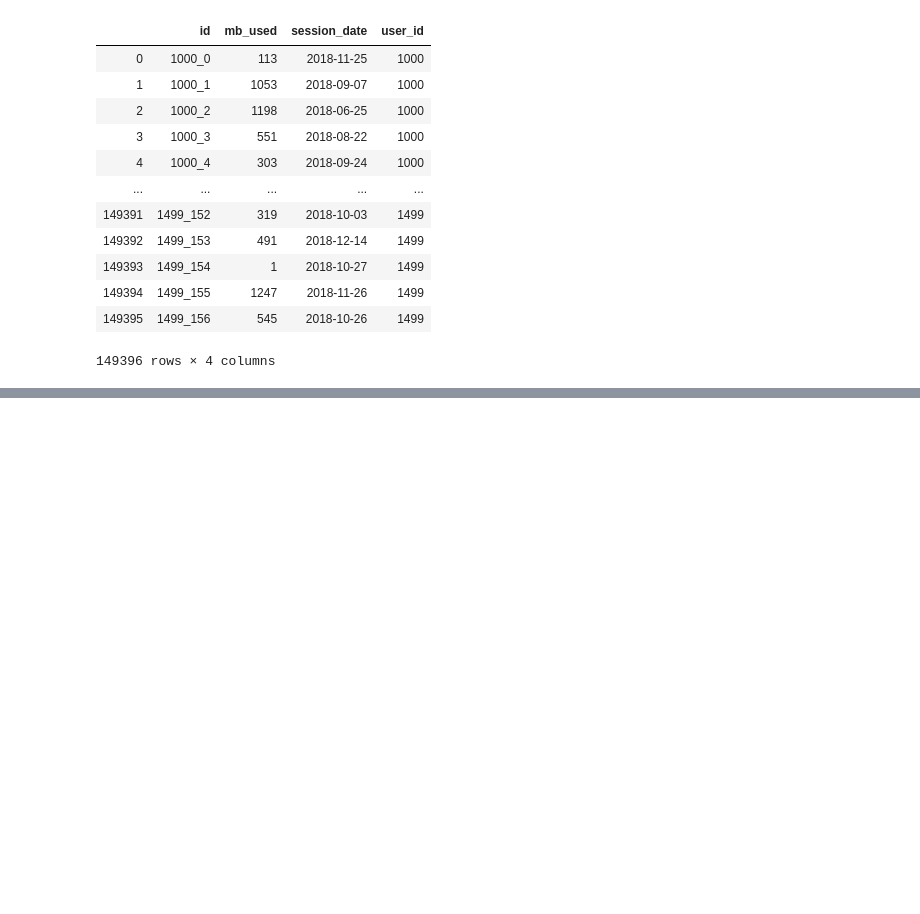
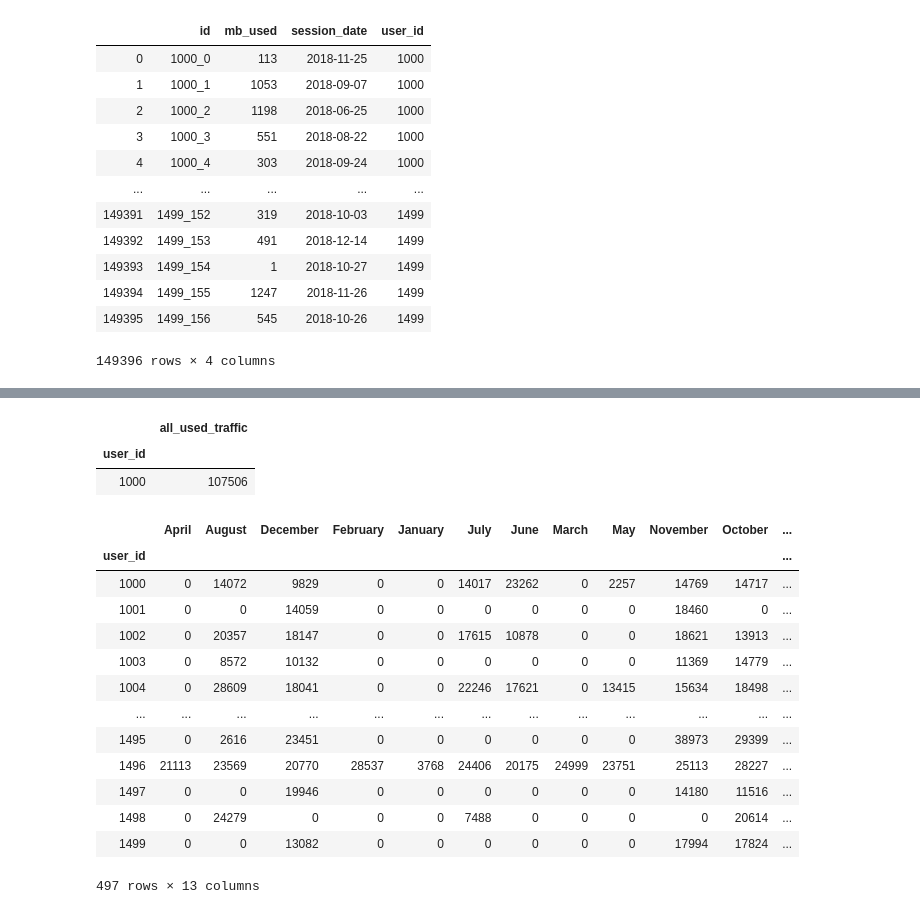
Before and after one commit to rendley/yandex_data_sciense, a Jupyter notebook: Step_4/project.ipynb, the cells around one changed output, grey strips where cells are left out. Drawn from its saved outputs; the diff is of its cells as text; code cells hidden in the pictures; blank space fills up the shorter version.

```diff
--- a/Step_4/project.ipynb
+++ b/Step_4/project.ipynb
@@ -425,0 +633,3 @@ internet
+# %%
+internet['session_date_month'] = internet['session_date'].dt.month_name()
+internet.head(1)
@@ -425,0 +639,9 @@ internet
+# %%
+## Группируем трафик пользователя по месяцам
+temp = internet.pivot_table(index='user_id',
+                            columns='session_date_month',
+                            values='mb_used',
+                            aggfunc='sum',
+                            fill_value = 0
+                           )
+temp
@@ -425,0 +663,9 @@ internet
+# %%
+# Группируем общее количество трафика пользователя
+temp_two = internet.pivot_table(index='user_id', values='mb_used', aggfunc='sum')\
+           .rename(columns={'mb_used':'all_used_traffic'})
+temp_two.head(1)
+# %% [output]
+|  | all_used_traffic |
+| user_id |  |
+| 1000 | 107506 |
@@ -425,0 +674,18 @@ internet
+# %%
+temp_four = temp.merge(temp_two, how='outer', on='user_id')
+temp_four
+# %% [output]
+|  | April | August | December | February | January | July | June | March | May | November | October | ... |
+| user_id |  |  |  |  |  |  |  |  |  |  |  | ... |
+| 1000 | 0 | 14072 | 9829 | 0 | 0 | 14017 | 23262 | 0 | 2257 | 14769 | 14717 | ... |
+| 1001 | 0 | 0 | 14059 | 0 | 0 | 0 | 0 | 0 | 0 | 18460 | 0 | ... |
+| 1002 | 0 | 20357 | 18147 | 0 | 0 | 17615 | 10878 | 0 | 0 | 18621 | 13913 | ... |
+| 1003 | 0 | 8572 | 10132 | 0 | 0 | 0 | 0 | 0 | 0 | 11369 | 14779 | ... |
+| 1004 | 0 | 28609 | 18041 | 0 | 0 | 22246 | 17621 | 0 | 13415 | 15634 | 18498 | ... |
+| ... | ... | ... | ... | ... | ... | ... | ... | ... | ... | ... | ... | ... |
+| 1495 | 0 | 2616 | 23451 | 0 | 0 | 0 | 0 | 0 | 0 | 38973 | 29399 | ... |
+| 1496 | 21113 | 23569 | 20770 | 28537 | 3768 | 24406 | 20175 | 24999 | 23751 | 25113 | 28227 | ... |
+| 1497 | 0 | 0 | 19946 | 0 | 0 | 0 | 0 | 0 | 0 | 14180 | 11516 | ... |
+| 1498 | 0 | 24279 | 0 | 0 | 0 | 7488 | 0 | 0 | 0 | 0 | 20614 | ... |
+| 1499 | 0 | 0 | 13082 | 0 | 0 | 0 | 0 | 0 | 0 | 17994 | 17824 | ... |
+497 rows × 13 columns
```
Also changed, not shown: parts of 32 cells of this notebook.
